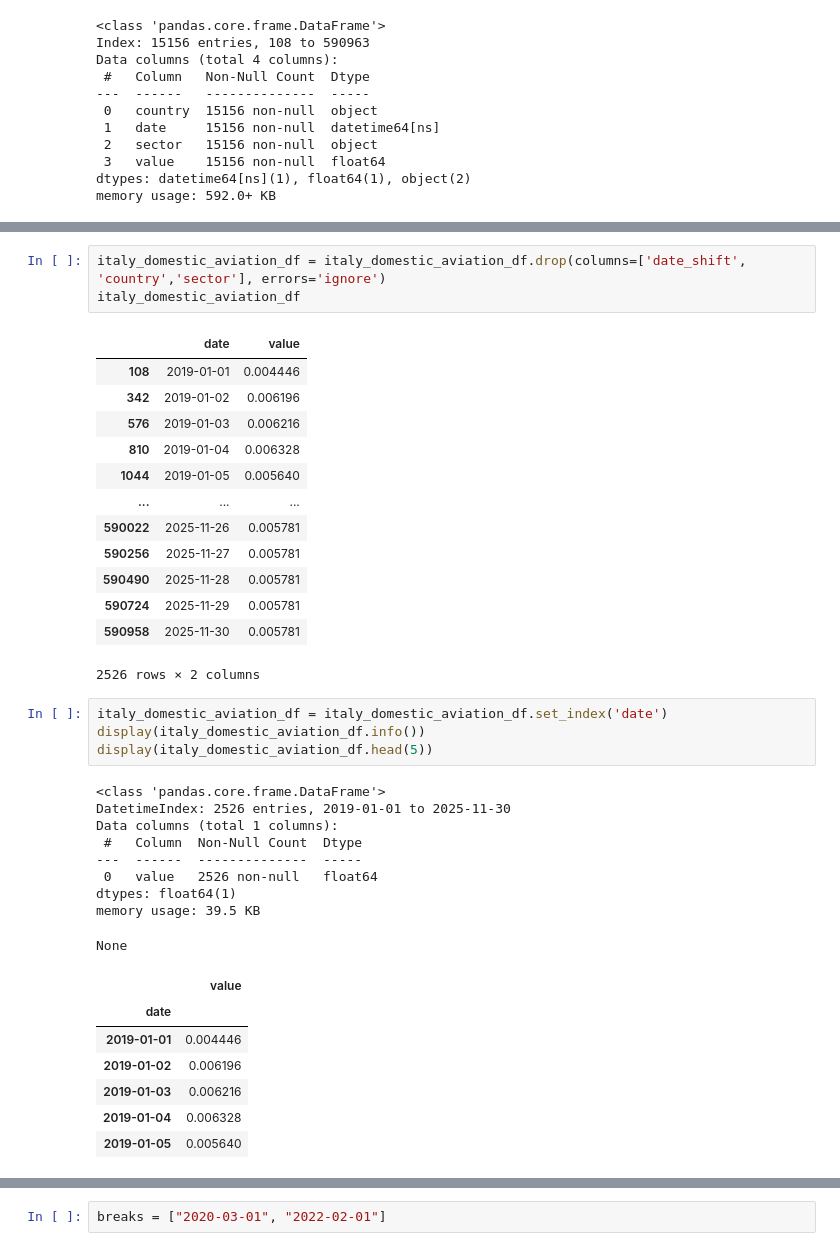
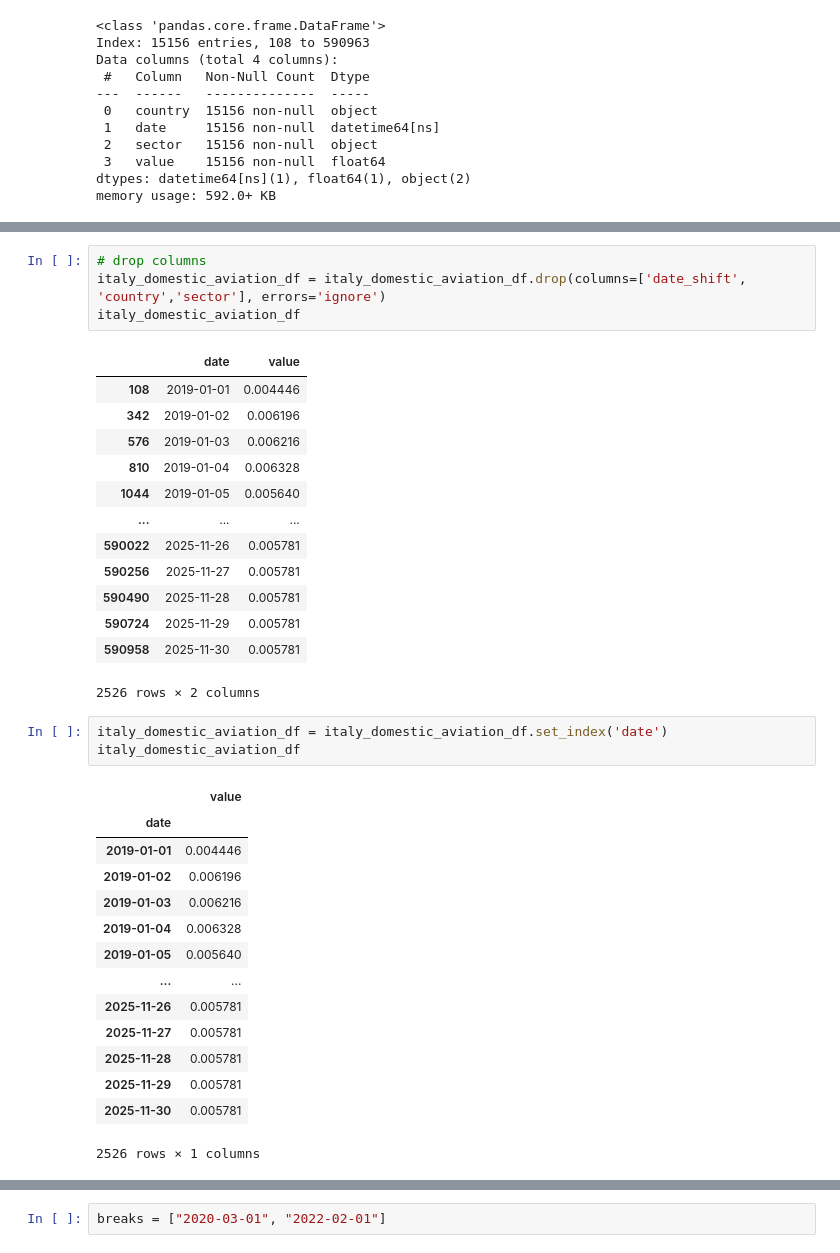
Before and after one commit to thisishasan/data_mining_and_machine_learning, a Jupyter notebook: data_mining_machine_learning.ipynb, the cells around one changed output, grey strips where cells are left out. Cells and saved outputs as stored; diff of their text form.

```diff
--- a/data_mining_machine_learning.ipynb
+++ b/data_mining_machine_learning.ipynb
@@ -222,4 +263,5 @@ np.int64(2525)
 # %%
+# drop columns
 italy_domestic_aviation_df = italy_domestic_aviation_df.drop(columns=['date_shift', 'country','sector'], errors='ignore')
 italy_domestic_aviation_df
 # %% [output]
@@ -238,23 +280,20 @@ italy_domestic_aviation_df
 2526 rows × 2 columns
 # %%
 italy_domestic_aviation_df = italy_domestic_aviation_df.set_index('date')
-display(italy_domestic_aviation_df.info())
-display(italy_domestic_aviation_df.head(5))
+italy_domestic_aviation_df
 # %% [output]
+|  | value |
+| date |  |
+| 2019-01-01 | 0.004446 |
+| 2019-01-02 | 0.006196 |
+| 2019-01-03 | 0.006216 |
+| 2019-01-04 | 0.006328 |
+| 2019-01-05 | 0.005640 |
+| ... | ... |
+| 2025-11-26 | 0.005781 |
+| 2025-11-27 | 0.005781 |
+| 2025-11-28 | 0.005781 |
+| 2025-11-29 | 0.005781 |
+| 2025-11-30 | 0.005781 |
-<class 'pandas.core.frame.DataFrame'>
-DatetimeIndex: 2526 entries, 2019-01-01 to 2025-11-30
-Data columns (total 1 columns):
- #   Column  Non-Null Count  Dtype
----  ------  --------------  -----
- 0   value   2526 non-null   float64
-dtypes: float64(1)
-memory usage: 39.5 KB
+2526 rows × 1 columns
-None
-|  | value |
-| date |  |
-| 2019-01-01 | 0.004446 |
-| 2019-01-02 | 0.006196 |
-| 2019-01-03 | 0.006216 |
-| 2019-01-04 | 0.006328 |
-| 2019-01-05 | 0.005640 |
 # %%
```
Also changed, not shown: parts of 52 cells of this notebook.
